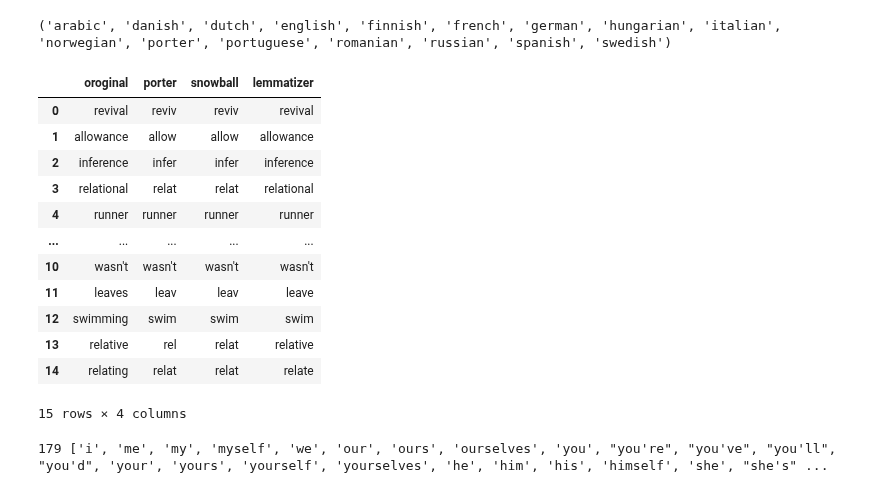
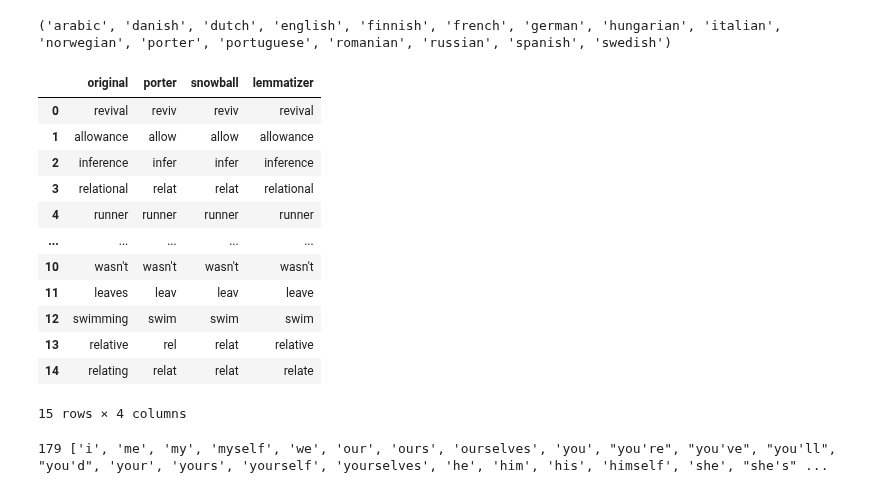
Before and after one commit to abulbasar/machine-learning, a Jupyter notebook: Scikit - 06 Text Processing.ipynb, the cells around one changed output. Cells and saved outputs as stored; diff of their text form; code cells hidden in the pictures.

```diff
--- a/Scikit - 06 Text Processing.ipynb
+++ b/Scikit - 06 Text Processing.ipynb
@@ -291,33 +301,33 @@ print(SnowballStemmer.languages)
 # %%
 porter = PorterStemmer()
 snowball = SnowballStemmer("english")
 lemmatizer = nltk.wordnet.WordNetLemmatizer()
 
 values = []
 
 for s in nltk.word_tokenize("""
             revival
             allowance
             inference
             relational
             runner
             runs
             ran
             has
             having
             generously
             wasn't
             leaves
             swimming
             relative
             relating
             """):
     values.append((s, porter.stem(s)
           , snowball.stem(s), lemmatizer.lemmatize(s, "v")))
 
-pd.DataFrame(values, columns = ["oroginal", "porter", "snowball", "lemmatizer"])
+pd.DataFrame(values, columns = ["original", "porter", "snowball", "lemmatizer"])
 # %% [output]
-|  | oroginal | porter | snowball | lemmatizer |
+|  | original | porter | snowball | lemmatizer |
 | 0 | revival | reviv | reviv | revival |
 | 1 | allowance | allow | allow | allowance |
 | 2 | inference | infer | infer | inference |
```
Also changed, not shown: parts of 16 cells of this notebook, 2 other files.
